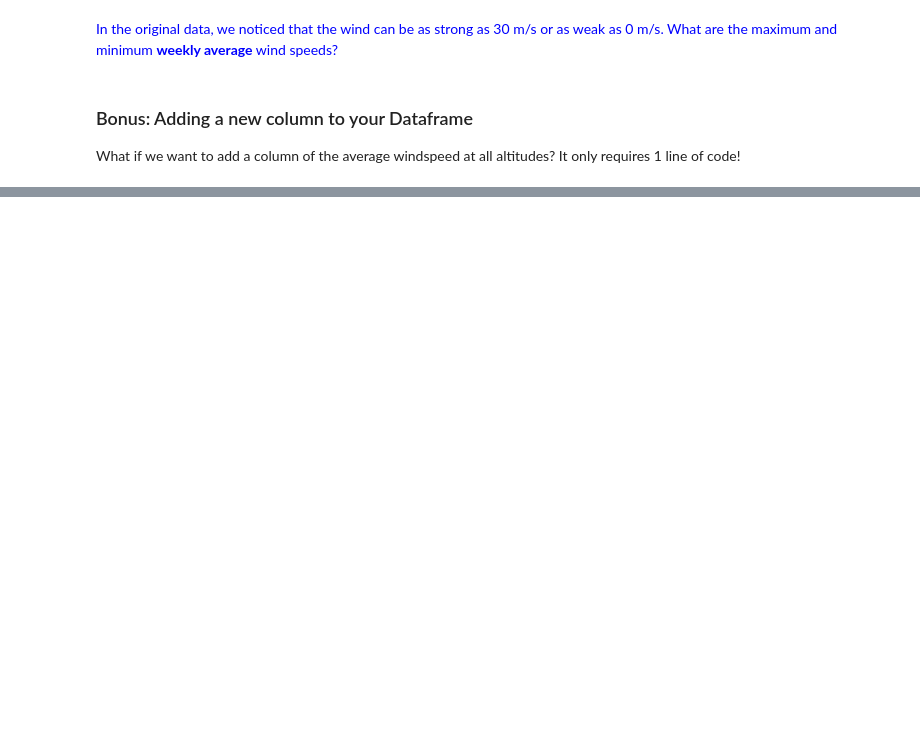
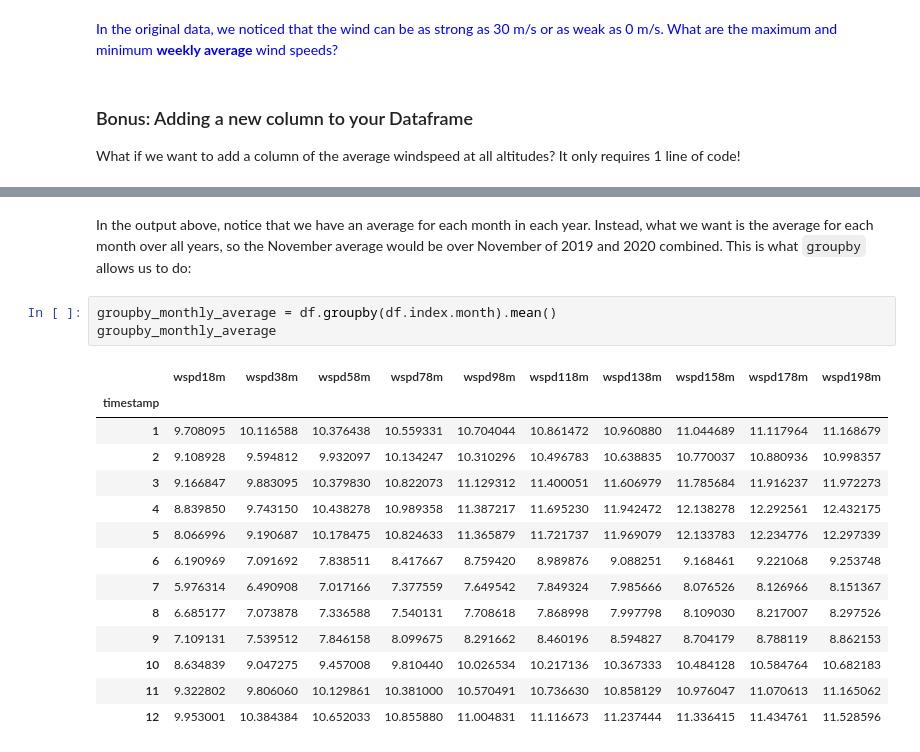
Before and after one commit to vikasnataraja/python_bootcamp_for_earth_science, a Jupyter notebook: Day_3_Time_series_and_multi-dimensional_arrays/Lecture_2_pandas_2/Day_3_Lecture_2_lesson.ipynb, the cells around one changed output, grey strips where cells are left out. Cells and saved outputs as stored; diff of their text form; blank space fills up the shorter version.

```diff
--- a/Day_3_Time_series_and_multi-dimensional_arrays/Lecture_2_pandas_2/Day_3_Lecture_2_lesson.ipynb
+++ b/Day_3_Time_series_and_multi-dimensional_arrays/Lecture_2_pandas_2/Day_3_Lecture_2_lesson.ipynb
@@ -159,0 +185,20 @@ df
+# %% [markdown]
+In the output above, notice that we have an average for each month in each year. Instead, what we want is the average for each month over all years, so the November average would be over November of 2019 and 2020 combined. This is what `groupby` allows us to do:
+# %%
+groupby_monthly_average = df.groupby(df.index.month).mean()
+groupby_monthly_average
+# %% [output]
+|  | wspd18m | wspd38m | wspd58m | wspd78m | wspd98m | wspd118m | wspd138m | wspd158m | wspd178m | wspd198m |
+| timestamp |  |  |  |  |  |  |  |  |  |  |
+| 1 | 9.708095 | 10.116588 | 10.376438 | 10.559331 | 10.704044 | 10.861472 | 10.960880 | 11.044689 | 11.117964 | 11.168679 |
+| 2 | 9.108928 | 9.594812 | 9.932097 | 10.134247 | 10.310296 | 10.496783 | 10.638835 | 10.770037 | 10.880936 | 10.998357 |
+| 3 | 9.166847 | 9.883095 | 10.379830 | 10.822073 | 11.129312 | 11.400051 | 11.606979 | 11.785684 | 11.916237 | 11.972273 |
+| 4 | 8.839850 | 9.743150 | 10.438278 | 10.989358 | 11.387217 | 11.695230 | 11.942472 | 12.138278 | 12.292561 | 12.432175 |
+| 5 | 8.066996 | 9.190687 | 10.178475 | 10.824633 | 11.365879 | 11.721737 | 11.969079 | 12.133783 | 12.234776 | 12.297339 |
+| 6 | 6.190969 | 7.091692 | 7.838511 | 8.417667 | 8.759420 | 8.989876 | 9.088251 | 9.168461 | 9.221068 | 9.253748 |
+| 7 | 5.976314 | 6.490908 | 7.017166 | 7.377559 | 7.649542 | 7.849324 | 7.985666 | 8.076526 | 8.126966 | 8.151367 |
+| 8 | 6.685177 | 7.073878 | 7.336588 | 7.540131 | 7.708618 | 7.868998 | 7.997798 | 8.109030 | 8.217007 | 8.297526 |
+| 9 | 7.109131 | 7.539512 | 7.846158 | 8.099675 | 8.291662 | 8.460196 | 8.594827 | 8.704179 | 8.788119 | 8.862153 |
+| 10 | 8.634839 | 9.047275 | 9.457008 | 9.810440 | 10.026534 | 10.217136 | 10.367333 | 10.484128 | 10.584764 | 10.682183 |
+| 11 | 9.322802 | 9.806060 | 10.129861 | 10.381000 | 10.570491 | 10.736630 | 10.858129 | 10.976047 | 11.070613 | 11.165062 |
+| 12 | 9.953001 | 10.384384 | 10.652033 | 10.855880 | 11.004831 | 11.116673 | 11.237444 | 11.336415 | 11.434761 | 11.528596 |
```
Also changed, not shown: parts of 18 cells of this notebook, 4 other files.
